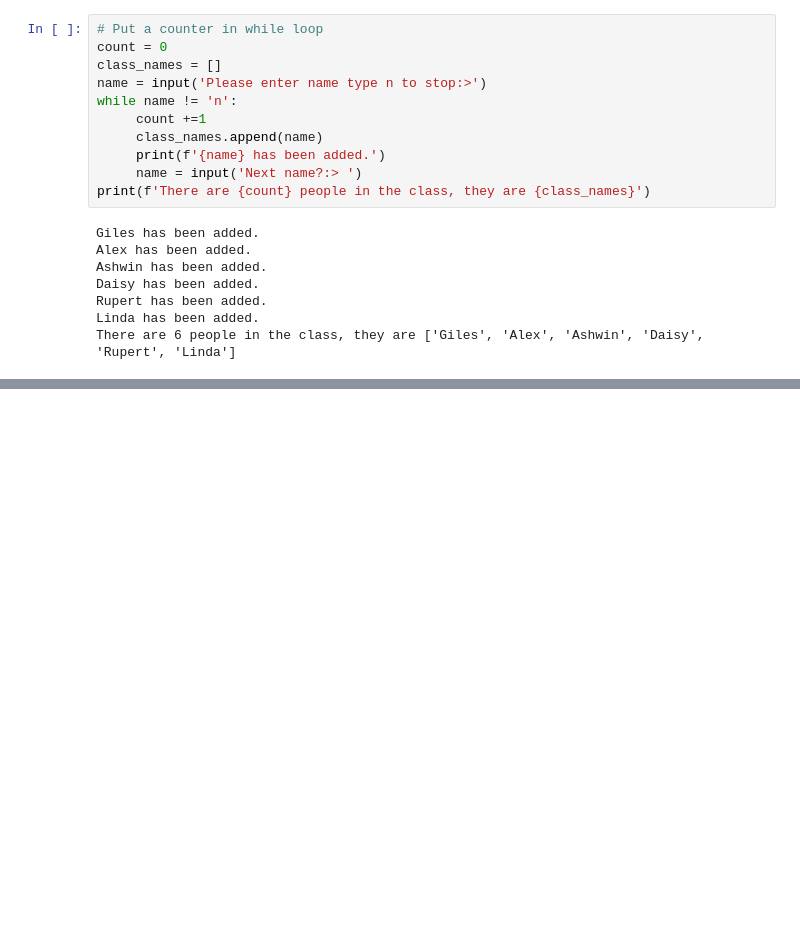
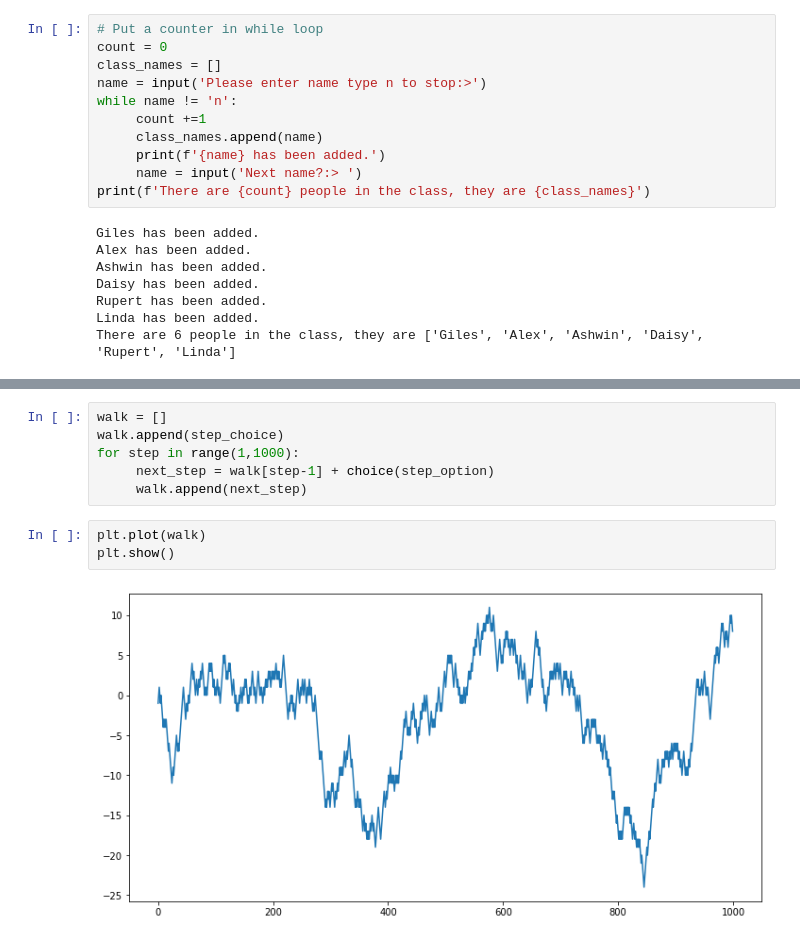
Before and after one commit to marufkhan-ahmad/demo, a Jupyter notebook: For loop.ipynb, the cells around one changed output, grey strips where cells are left out. Saved outputs shown, nothing was run; the diff lists cells and outputs as text; blank space fills up the shorter version.

```diff
--- a/For loop.ipynb
+++ b/For loop.ipynb
@@ -245,0 +281,11 @@ There are 6 people in the class, they are ['Giles', 'Alex', 'Ashwin', 'Daisy', '
+# %%
+walk = []
+walk.append(step_choice)
+for step in range(1,1000):
+     next_step = walk[step-1] + choice(step_option)
+     walk.append(next_step)
+# %%
+plt.plot(walk)
+plt.show()
+# %% [output]
+[figure, added]
```
Also changed, not shown: parts of 7 cells of this notebook.
